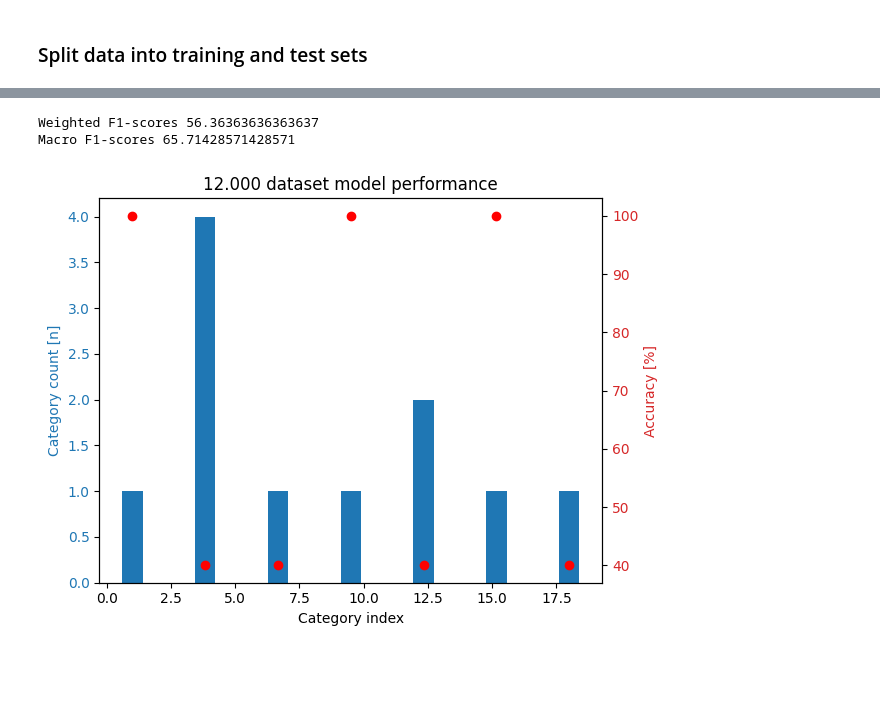
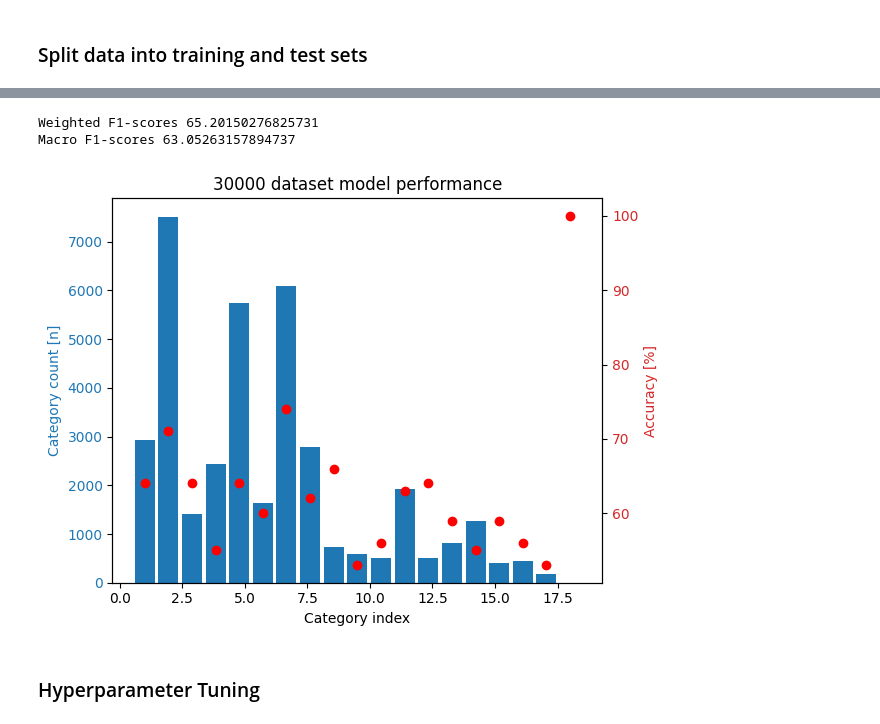
Before and after one commit to diamenciarz/NLP_Project, a Jupyter notebook: ReadJSON.ipynb, the cells around one changed output, grey strips where cells are left out. Cells and saved outputs as stored; diff of their text form; code cells hidden in the pictures; blank space fills up the shorter version.

Commit message:
Multilabel classification results obtained

```diff
--- a/ReadJSON.ipynb
+++ b/ReadJSON.ipynb
@@ -97,0 +128,4 @@ X = count_vect.transform(processed_documents['abstract'].values)  #these are spa
+# %%
+from scipy.sparse import load_npz
+X = load_npz("30k_dataset.npz")
+X.shape
@@ -99,5 +135,7 @@ X = count_vect.transform(processed_documents['abstract'].values)  #these are spa
 ### Split data into training and test sets
 # %%
 from sklearn.model_selection import train_test_split
-X_train, X_test, y_train, y_test = train_test_split(X,y, test_size = 0.3, shuffle = True, random_state = 42)
+X_train, X_test, y_train, y_test = train_test_split(X,y, test_size = 0.2, shuffle = True, random_state = 42)
+X_train, X_valid_train, y_train, y_valid_train = train_test_split(X_train, y_train, test_size = 0.25, shuffle = True, random_state = 42)
+# X_test, X_valid_test, y_test, y_valid_test = train_test_split(X_test,y_test, test_size = 0.5, shuffle = True, random_state = 42)
 # %%
@@ -111,9 +152,11 @@ print(y_test.shape)
 # %%
 from sklearn.tree import DecisionTreeClassifier
+from sklearn.ensemble import RandomForestClassifier
 from sklearn.multioutput import MultiOutputClassifier
+from sklearn.neighbors import KNeighborsClassifier
 
-tree_model = DecisionTreeClassifier()
-multilabel_model = MultiOutputClassifier(tree_model).fit(X_train,y_train)
-predictions = multilabel_model.predict(X_test)
+knn_model = KNeighborsClassifier(n_neighbors=1)
+multilabel_model = MultiOutputClassifier(knn_model).fit(X_train,y_train)
+valid_predictions = multilabel_model.predict(X_test)
 # %%
 from sklearn.metrics import f1_score, classification_report, accuracy_score
@@ -128,12 +167,13 @@ f1_score(predictions[:,0], y_test[:,0], average="macro")
 # %%
-scores = []
+# The cases when one specific label was correct!
+valid_scores = []
 print("F1 scores for each category")
 print()
 for i in range(y_test.shape[1]):
-    score = f1_score(predictions[:,i], y_test[:,i], average="macro")
+    score = f1_score(valid_predictions[:,i], y_test[:,i], average="macro")
     score = round(score,2)*100
     print(labels[i]+":", int(score), "% with count:", label_counts[i])
-    scores.append(score)
+    valid_scores.append(score)
 # %% [output]
 F1 scores for each category
 
@@ -147,27 +195,29 @@ astro-ph: 40 % with count: 1
 # %%
-print("Weighted F1-scores",np.average(np.array(scores), weights=label_counts))
-print("Macro F1-scores", np.average(np.array(scores)))
+print("Weighted F1-scores",np.average(np.array(valid_scores), weights=label_counts))
+print("Macro F1-scores", np.average(np.array(valid_scores)))
 # %% [output]
-Weighted F1-scores 56.36363636363637
-Macro F1-scores 65.71428571428571
+Weighted F1-scores 65.20150276825731
+Macro F1-scores 63.05263157894737
 # %%
 fig, ax1 = plt.subplots()
 
-ax1.set_title("12.000 dataset model performance")
+ax1.set_title(f"{y.shape[0]} dataset model performance")
 color = 'tab:blue'
 ax1.set_xlabel('Category index')
 ax1.set_ylabel('Category count [n]', color=color)
 ax1.bar(np.linspace(1,18,len(label_counts)), label_counts, color=color)
 ax1.tick_params(axis='y', labelcolor=color)
 
 ax2 = ax1.twinx()  # instantiate a second axes that shares the same x-axis
 
 color = 'tab:red'
 ax2.set_ylabel('Accuracy [%]', color=color)  # we already handled the x-label with ax1
-ax2.scatter(np.linspace(1,18,len(label_counts)), scores, c="red")
+ax2.scatter(np.linspace(1,18,len(label_counts)), valid_scores, c="red")
 ax2.tick_params(axis='y', labelcolor=color)
 
 fig.tight_layout()  # otherwise the right y-label is slightly clipped
 plt.show()
 # %% [output]
-[figure, old version]
+[figure, new version]
+# %% [markdown]
+### Hyperparameter Tuning
```
Also changed, not shown: parts of 19 cells of this notebook, 18 other files.
